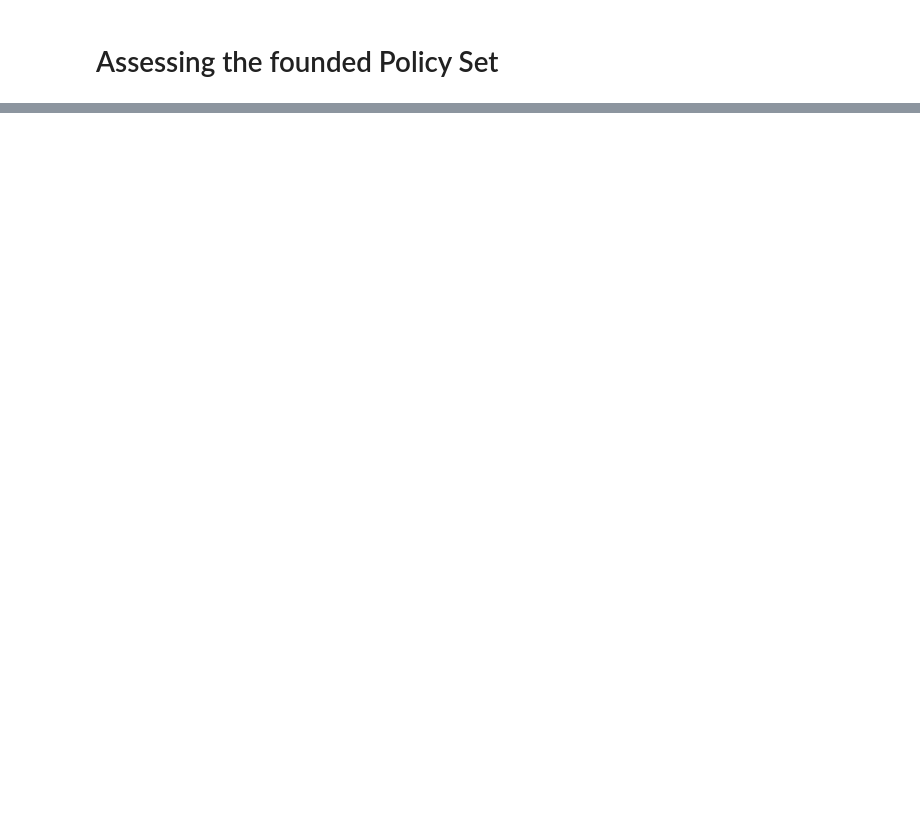
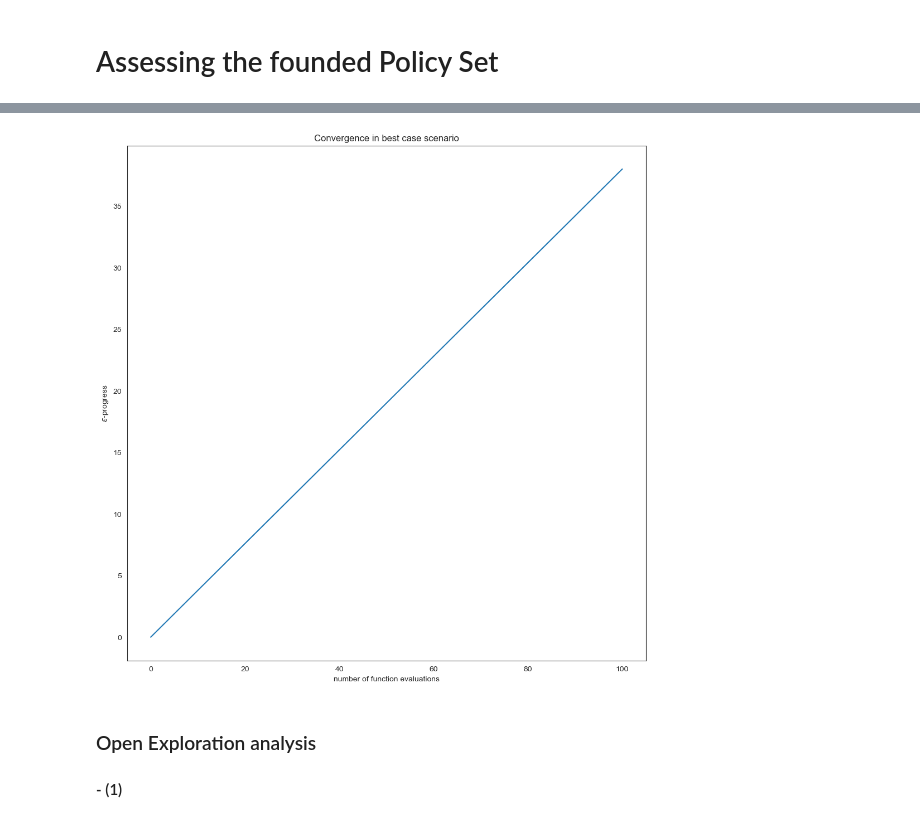
Before and after one commit to yhienz/epa141A_group3, a Jupyter notebook: final_ass_time_changed/Assessing_Policy_Set.ipynb, the cells around one changed output, grey strips where cells are left out. Cells and saved outputs as stored; diff of their text form; code cells hidden in the pictures; blank space fills up the shorter version.

```diff
--- a/final_ass_time_changed/Assessing_Policy_Set.ipynb
+++ b/final_ass_time_changed/Assessing_Policy_Set.ipynb
@@ -140,0 +378,18 @@ KeyError: "None of [Index(['Total_period_Costs 0', 'Total_period_Costs 1', 'Tota
+# %%
+convergencee = pd.read_csv('Week24_MORDM_epsilon_overijssel_PD7_.csv')
+# %%
+import matplotlib.pyplot as plt
+plt.plot(convergencee.nfe,convergencee.epsilon_progress)
+
+### Seed toepassen
+
+plt.ylabel('$\epsilon$-progress')
+plt.xlabel('number of function evaluations')
+plt.title('Convergence in best case scenario')
+plt.show()
+# %% [output]
+[figure, added]
+# %% [markdown]
+### Open Exploration analysis
+
+#### - (1)
```
Also changed, not shown: parts of 41 cells of this notebook, 4 other files.
